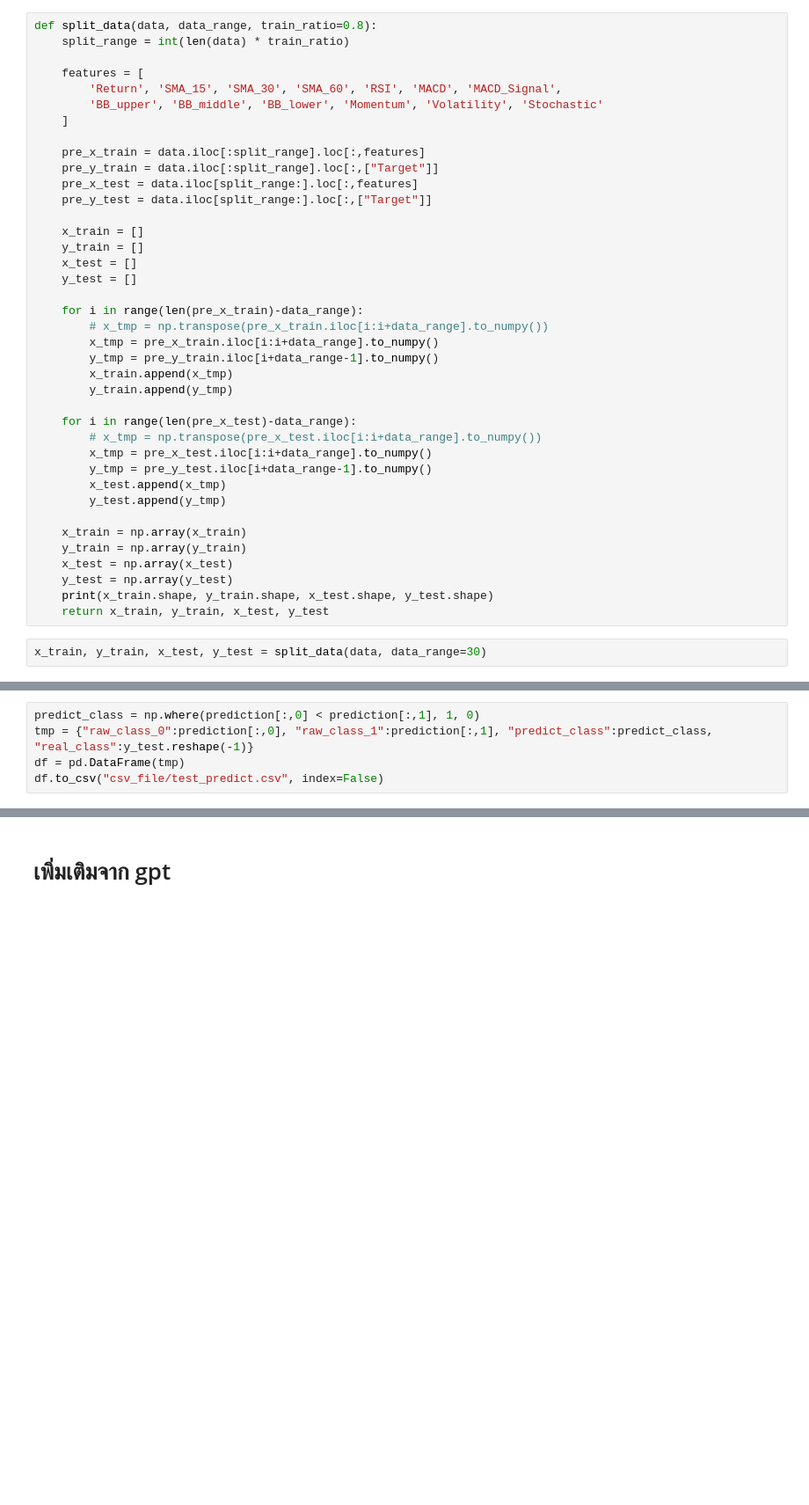
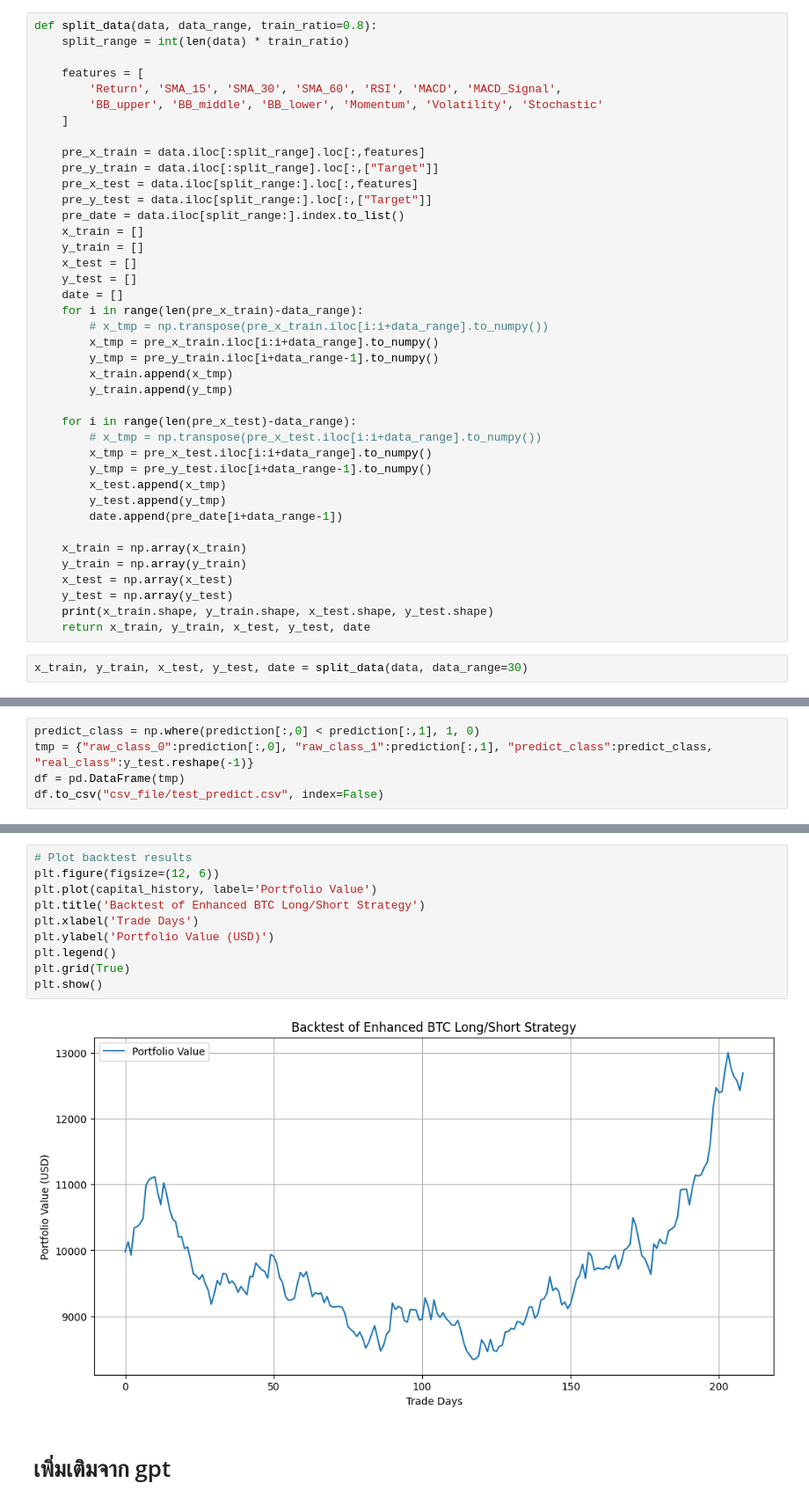
Before and after one commit to BrossBoy/internship, a Jupyter notebook: assign_gold.ipynb, the cells around one changed output, grey strips where cells are left out. Shown at 88% size. Saved outputs shown, nothing was run; the diff lists cells and outputs as text; blank space fills up the shorter version.

Commit message:
back test model

```diff
--- a/assign_gold.ipynb
+++ b/assign_gold.ipynb
@@ -73,12 +73,12 @@ def split_data(data, data_range, train_ratio=0.8):
     pre_y_train = data.iloc[:split_range].loc[:,["Target"]]
     pre_x_test = data.iloc[split_range:].loc[:,features]
     pre_y_test = data.iloc[split_range:].loc[:,["Target"]]
-
+    pre_date = data.iloc[split_range:].index.to_list()
     x_train = []
     y_train = []
     x_test = []
     y_test = []
-
+    date = []
     for i in range(len(pre_x_train)-data_range):
         # x_tmp = np.transpose(pre_x_train.iloc[i:i+data_range].to_numpy())
         x_tmp = pre_x_train.iloc[i:i+data_range].to_numpy()
@@ -92,15 +92,16 @@ def split_data(data, data_range, train_ratio=0.8):
         y_tmp = pre_y_test.iloc[i+data_range-1].to_numpy()
         x_test.append(x_tmp)
         y_test.append(y_tmp)
+        date.append(pre_date[i+data_range-1])
 
     x_train = np.array(x_train)
     y_train = np.array(y_train)
     x_test = np.array(x_test)
     y_test = np.array(y_test)
     print(x_train.shape, y_train.shape, x_test.shape, y_test.shape)
-    return x_train, y_train, x_test, y_test
+    return x_train, y_train, x_test, y_test, date
 # %%
-x_train, y_train, x_test, y_test = split_data(data, data_range=30)
+x_train, y_train, x_test, y_test, date = split_data(data, data_range=30)
 # %% [output]
 (929, 30, 13) (929, 1) (210, 30, 13) (210, 1)
 # %%
@@ -213,3 +267,15 @@ df.to_csv("csv_file/test_predict.csv", index=False)
+# %%
+# Plot backtest results
+plt.figure(figsize=(12, 6))
+plt.plot(capital_history, label='Portfolio Value')
+plt.title('Backtest of Enhanced BTC Long/Short Strategy')
+plt.xlabel('Trade Days')
+plt.ylabel('Portfolio Value (USD)')
+plt.legend()
+plt.grid(True)
+plt.show()
+# %% [output]
+[figure, added]
 # %% [markdown]
 # เพิ่มเติมจาก gpt
 # %% [markdown]
```
Also changed, not shown: parts of 4 cells of this notebook.
